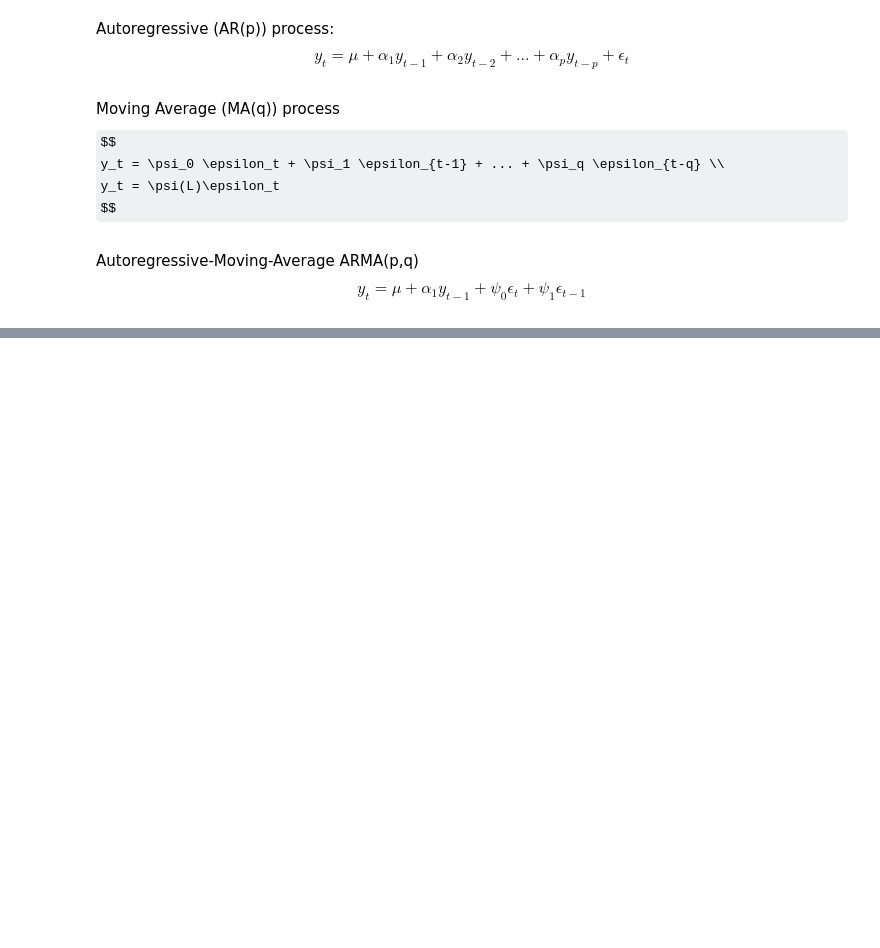
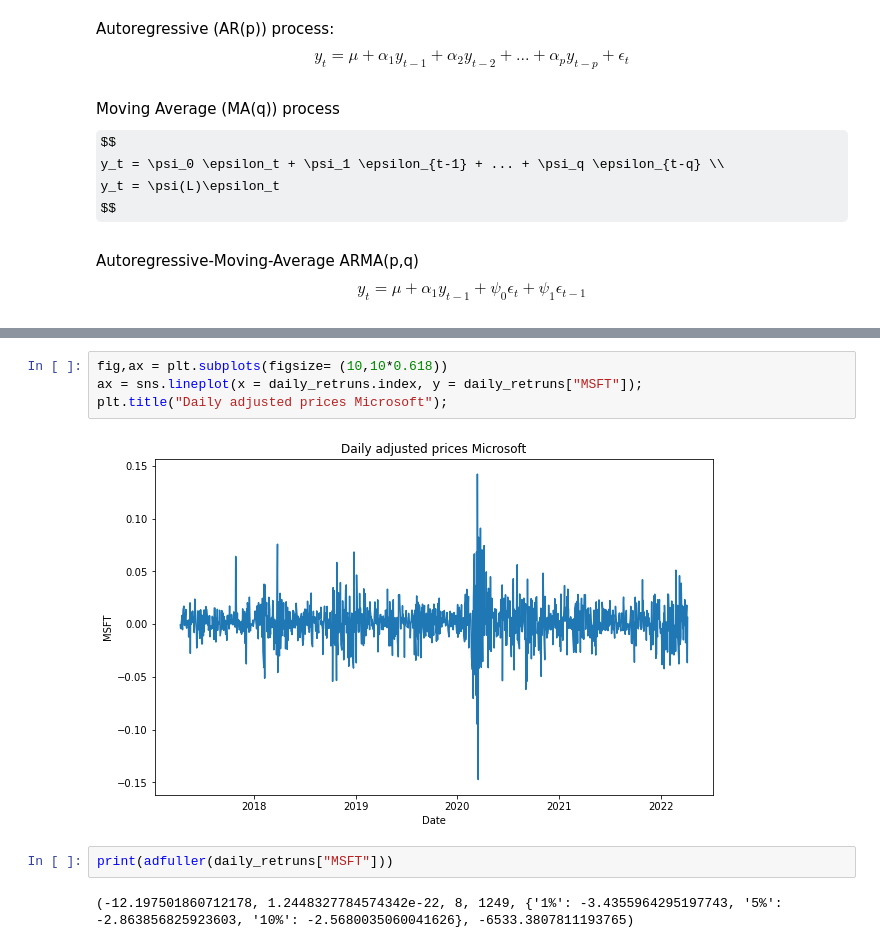
Before and after one commit to SweetyHotGirl21/ESG_Portfolio, a Jupyter notebook: Econometrics_Main.ipynb, the cells around one changed output, grey strips where cells are left out. Saved outputs shown, nothing was run; the diff lists cells and outputs as text; some formulas as TeX source; blank space fills up the shorter version.

```diff
--- a/Econometrics_Main.ipynb
+++ b/Econometrics_Main.ipynb
@@ -226,0 +260,10 @@ $$
+# %%
+fig,ax = plt.subplots(figsize= (10,10*0.618))
+ax = sns.lineplot(x = daily_retruns.index, y = daily_retruns["MSFT"]);
+plt.title("Daily adjusted prices Microsoft");
+# %% [output]
+[figure, added]
+# %%
+print(adfuller(daily_retruns["MSFT"]))
+# %% [output]
+(-12.197501860712178, 1.2448327784574342e-22, 8, 1249, {'1%': -3.4355964295197743, '5%': -2.863856825923603, '10%': -2.5680035060041626}, -6533.3807811193765)
```
Also changed, not shown: parts of 11 cells of this notebook, 1 other file.
